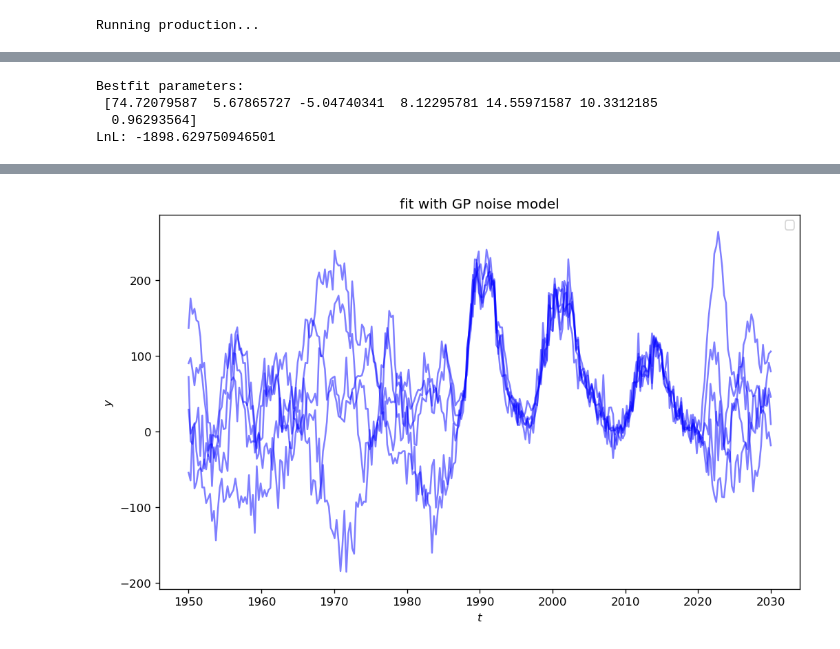
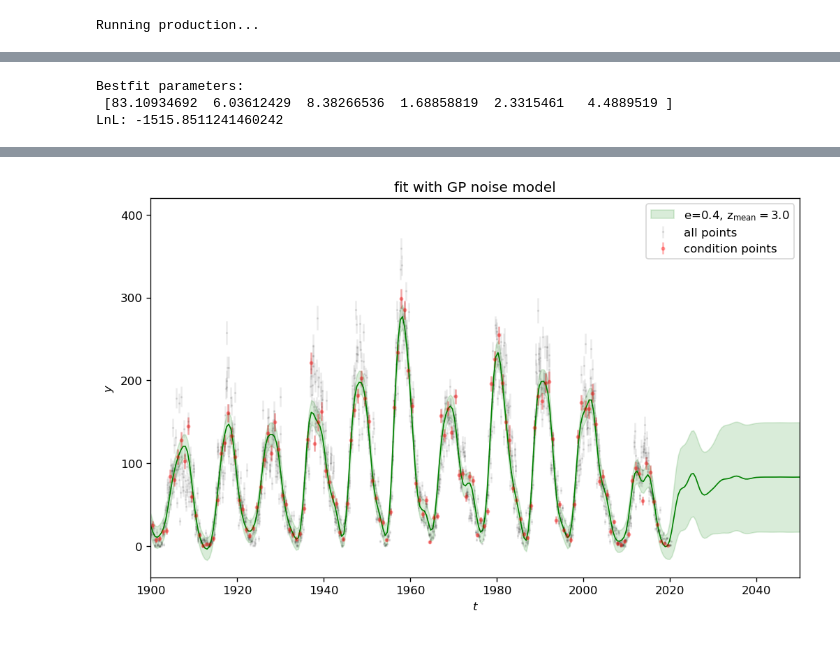
Before and after one commit to christandoi/ast596fds-final, a Jupyter notebook: frank/nb1.ipynb, the cells around one changed output, grey strips where cells are left out. Cells and saved outputs as stored; diff of their text form; code cells hidden in the pictures.

```diff
--- a/frank/nb1.ipynb
+++ b/frank/nb1.ipynb
@@ -203,0 +215,3 @@ LnL: -3164.236929280931
+# %%
+mean = np.mean(y)
+std  = np.std(y)
@@ -204,17 +242,17 @@ LnL: -3164.236929280931
 # %%
 def lnprob(p):
     # Trivial uniform prior.
-    if np.any((p[:] < -100 ) + (p[:] > 300)):
-        return -np.inf
+#     if np.any((p[:] < -100 ) + (p[:] > 300)):
+#         return -np.inf
 
     gp.set_parameter_vector(p)
 
-    return gp.log_likelihood(y, quiet=True)
+    return gp.log_likelihood(y, quiet=True) + log_prior(p)
 
 def plot_chains(sampler, nburn, names):
     rows = sampler.chain.shape[2]
 
-    fig, ax = plt.subplots(rows, figsize=(10, 35), sharex=True)
+    fig, ax = plt.subplots(rows, figsize=(10, 3*rows), sharex=True)
     for i in range(rows):
         ax[i].plot(sampler.chain[:, :, i].T, '-k', alpha=0.2);
         ax[i].set_ylabel(names[i])
@@ -224,15 +262,15 @@ import emcee
 
 initial = gp.get_parameter_vector()
 ndim, nwalkers = len(initial), 32
-p0 = initial + 1e-1 * np.random.randn(nwalkers, ndim)
+p0 = initial + sigmas * np.random.randn(nwalkers, ndim)
 sampler = emcee.EnsembleSampler(nwalkers, ndim, lnprob)
 
 print("Running burn-in...")
-p0, _, _ = sampler.run_mcmc(p0, 50, progress=True)
+p0, _, _ = sampler.run_mcmc(p0, 100, progress=True)
 sampler.reset()
 
 print("Running production...")
-p0, _, _ = sampler.run_mcmc(p0, 300, progress=True);
+p0, _, _ = sampler.run_mcmc(p0, 100, progress=True);
 # %% [output]
 Running burn-in...
 Running production...
@@ -268,33 +296,46 @@ WARNING:root:Too few points to create valid contours
 # %%
-p_bestfit = np.median(sampler.chain[:,], axis=(0,1))
+p_bestfit = np.median(sampler.chain[-300:,], axis=(0,1))
+
 print('Bestfit parameters:\n', p_bestfit)
 print('LnL:', lnprob(p_bestfit))
 # %% [output]
 Bestfit parameters:
- [74.72079587  5.67865727 -5.04740341  8.12295781 14.55971587 10.3312185
-  0.96293564]
-LnL: -1898.629750946501
+ [83.10934692  6.03612429  8.38266536  1.68858819  2.3315461   4.4889519 ]
+LnL: -1515.8511241460242
 # %%
 # Plot the data.
 fig, ax = plt.subplots(figsize=(10,6), dpi=120)
 
-# plt.errorbar(silso_monthly[:,1], silso_monthly[:,2], yerr=silso_monthly[:,3], fmt=".k", \
-#              markersize=2, linestyle='None', alpha=0.08, label='all points')
-# plt.errorbar(t, y, yerr=yerr, fmt=".r", markersize=5, linestyle='None', alpha=0.3, \
-#              label='condition points')
+plt.errorbar(silso_monthly[:,1], silso_monthly[:,2], yerr=silso_monthly[:,3], fmt=".k", \
+             markersize=2, linestyle='None', alpha=0.08, label='all points')
+plt.errorbar(t, y, yerr=yerr, fmt=".r", markersize=5, linestyle='None', alpha=0.3, \
+             label='condition points')
 
 # The positions where the prediction should be computed.
-x = np.linspace(1950, 2030, 300)
+x = np.linspace(1900, 2050, 300)
 
-# Plot 24 posterior samples.
-samples = sampler.flatchain[-40:]
-for s in samples[np.random.randint(40, size=5)]:
-    gp.set_parameter_vector(s)
-    mu = gp.sample_conditional(y, x)
-    plt.plot(x, mu, color="b", alpha=0.5)
+
+# samples = sampler.flatchain[-300*nwalkers:]
+# mus = []
+# for s in samples[np.random.randint(300, size=30)]:
+#     gp.set_parameter_vector(s)
+#     mu = gp.sample_conditional(y, x)
+#     plt.plot(x, mu, color="b", alpha=0.05)
+
+gp.set_parameter_vector(p_bestfit)
+yfull, cov = gp.predict(y, x, return_cov=True)
+err = np.sqrt(np.diag(cov))
+
+
+plt.plot(x, yfull,c='g',lw=1,alpha=1)
+plt.fill_between(x, (yfull-err), \
+                 (yfull+err),color='g',\
+                 alpha=0.15,label=r'e=0.4, $\mathrm{z_{mean}=3.0}$')
 
 plt.ylabel(r"$y$")
 plt.xlabel(r"$t$")
+
+plt.xlim([1900,2050])
 
 plt.legend()
 
@@ -306 +346 @@ WARNING:matplotlib.legend:No handles with labels found to put in legend.
-[figure, old version]
+[figure, new version]
```
Also changed, not shown: parts of 9 cells of this notebook, 1 other file.
